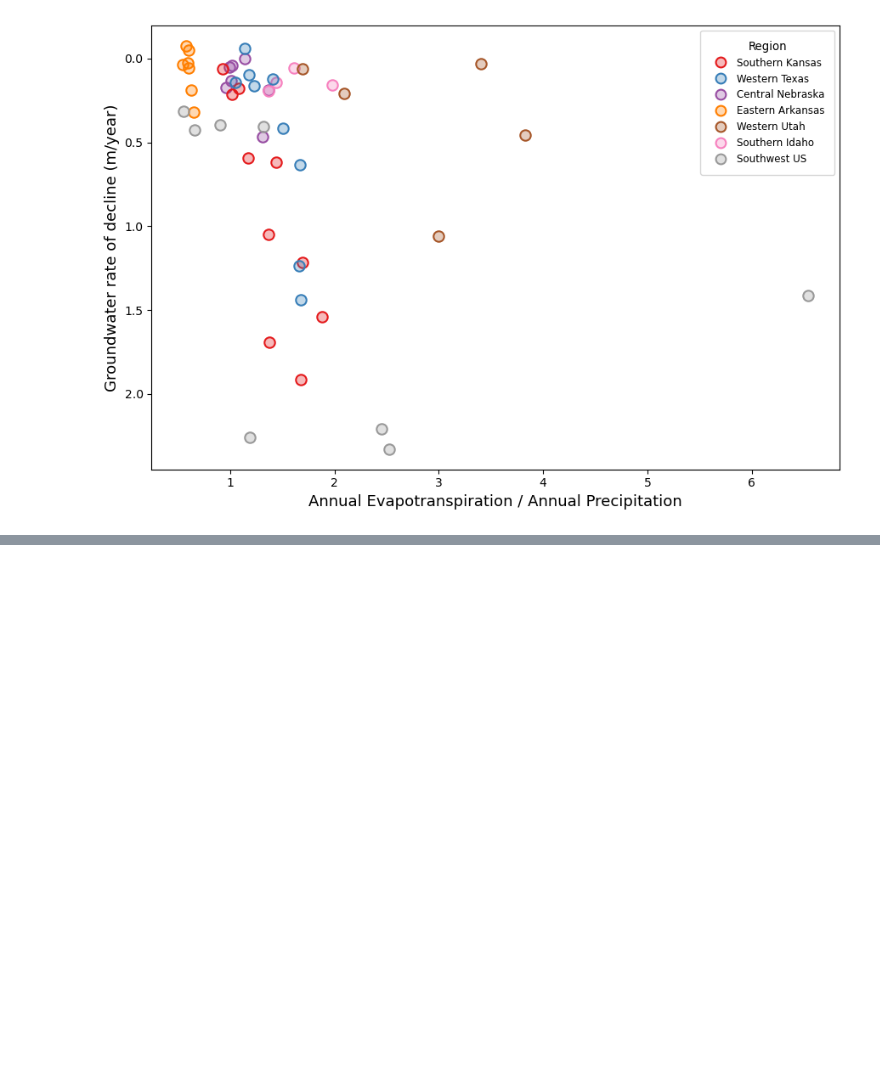
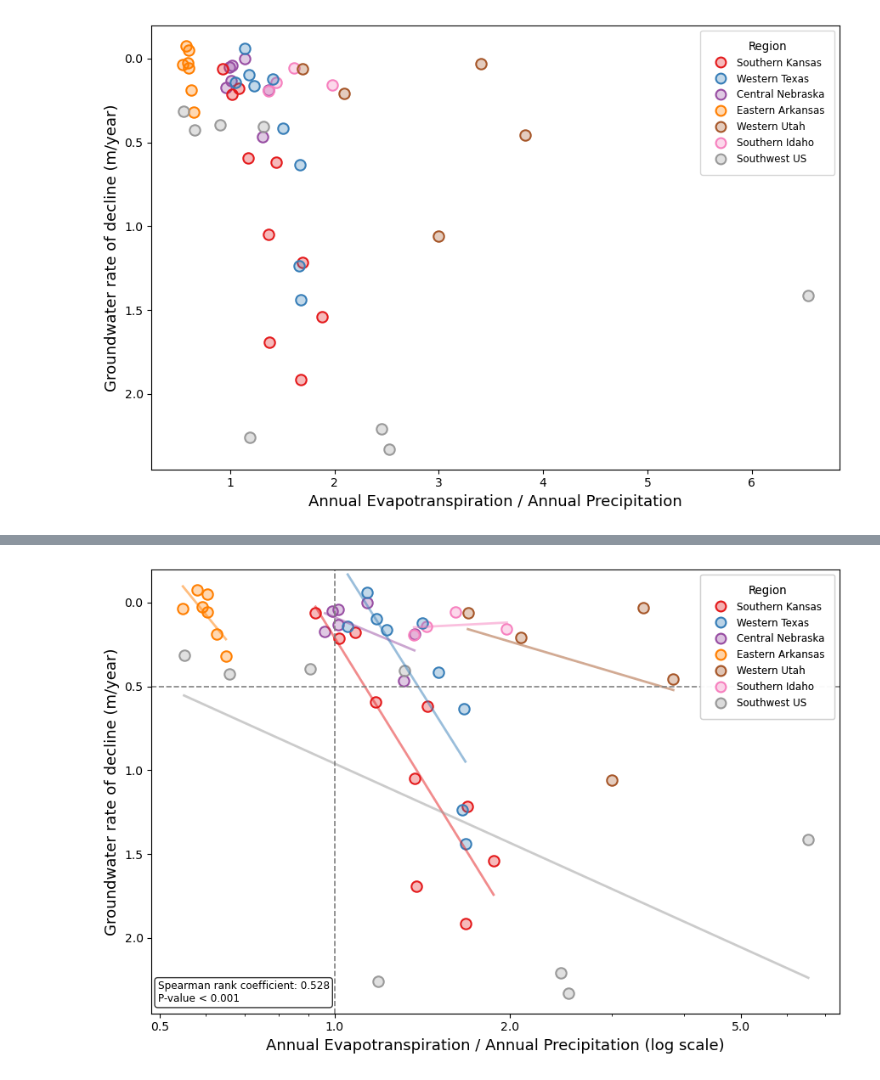
Before and after one commit to meds-AridGW/ET_GW_analysis_workflow, a Jupyter notebook: data_viz/data_visualization.ipynb, the cells around one changed output, grey strips where cells are left out. Drawn from its saved outputs; the diff is of its cells as text; code cells hidden in the pictures; blank space fills up the shorter version.

```diff
--- a/data_viz/data_visualization.ipynb
+++ b/data_viz/data_visualization.ipynb
@@ -260,0 +725,95 @@ plt.show()
+# %%
+# Create final scatter plot with regression lines and annotations
+fig, ax = plt.subplots(figsize=(10, 6))
+
+# Assign consistent colors to each region
+regions = site_summary["region"].unique()
+colors = cm.get_cmap('Set1', len(regions))
+color_map = {r: colors(i) for i, r in enumerate(regions)}
+
+# Loop through each region and plot data points + regression lines
+for region, group in site_summary.groupby("region"):
+
+    base_color = color_map[region]
+    face_color = mcolors.to_rgba(base_color, alpha=0.3)
+
+    # Scatter points
+    ax.scatter(
+        group["et_precip_ratio"],
+        group["gw_trend_m_per_yr"],
+        s=80,
+        marker='o',
+        facecolors=face_color,
+        edgecolors=base_color,
+        linewidths=1.5
+    )
+
+    # Regression
+    x = group["et_precip_ratio"].values
+    y = group["gw_trend_m_per_yr"].values
+
+    log_x = np.log10(x)
+    mask = np.isfinite(log_x) & np.isfinite(y)
+    log_x = log_x[mask]
+    y = y[mask]
+    x = x[mask]
+
+    if len(log_x) > 1:
+        slope, intercept = np.polyfit(log_x, y, 1)
+        x_line = np.linspace(min(x), max(x), 100)
+        y_line = slope * np.log10(x_line) + intercept
+
+        # Plot regression line ONLY (no equation text)
+        ax.plot(x_line, y_line, color=base_color, linewidth=2, alpha=0.5)
+
+
+# -------------------------
+# REMOVE OVERALL TREND LINE
+# REMOVE OVERALL EQUATION
+# -------------------------
+
+# Axis labels and invert Y axis
+ax.set_xlabel("Annual Evapotranspiration / Annual Precipitation (log scale)", fontsize=13)
+ax.set_ylabel("Groundwater rate of decline (m/year)", fontsize=13)
+ax.invert_yaxis()
+
+# Threshold lines
+ax.axhline(y=0.5, color='gray', linestyle='--', linewidth=1.2)
+ax.axvline(x=1, color='gray', linestyle='--', linewidth=1.2)
+
+# Legend (unchanged)
+region_legend = [
+    Line2D([0], [0], marker='o', linestyle='None', markersize=8.5,
+           markerfacecolor=mcolors.to_rgba(color_map[r], alpha=0.3),
+           markeredgecolor=color_map[r], markeredgewidth=1.5,
+           label=r.replace("SoCal_Arizona", "Southwest US")
+                  .replace("Arkansas Delta", "Eastern Arkansas")
+                  .replace("_", " "))
+    for r in regions
+]
+legend1 = ax.legend(handles=region_legend, title="Region",
+                    loc="upper right", fontsize=8.5, title_fontsize=9.5,
+                    borderpad=1, labelspacing=0.5, handletextpad=0.6)
+ax.add_artist(legend1)
+
+
+
+# Log scale
+ax.set_xscale('log')
+
+# Custom ticks
+ax.set_xticks([0.5, 1, 2, 5])
+ax.xaxis.set_major_formatter(ticker.ScalarFormatter())
+ax.set_xlim(0.48360635373259175, 7.4036048813893025)
+ax.set_ylim(2.450669122640426, -0.19711596638423942)
+# Spearman box
+ax.text(0.009, 0.02, "Spearman rank coefficient: 0.528\nP-value < 0.001",
+        transform=ax.transAxes, fontsize=8.7,
+        verticalalignment='bottom',
+        bbox=dict(boxstyle='round', facecolor='white', alpha=0.8))
+
+plt.tight_layout()
+plt.subplots_adjust(right=0.88)
+plt.show()
+# %% [output]
+[figure, added]
```
Also changed, not shown: parts of 5 cells of this notebook, 14 other files.
